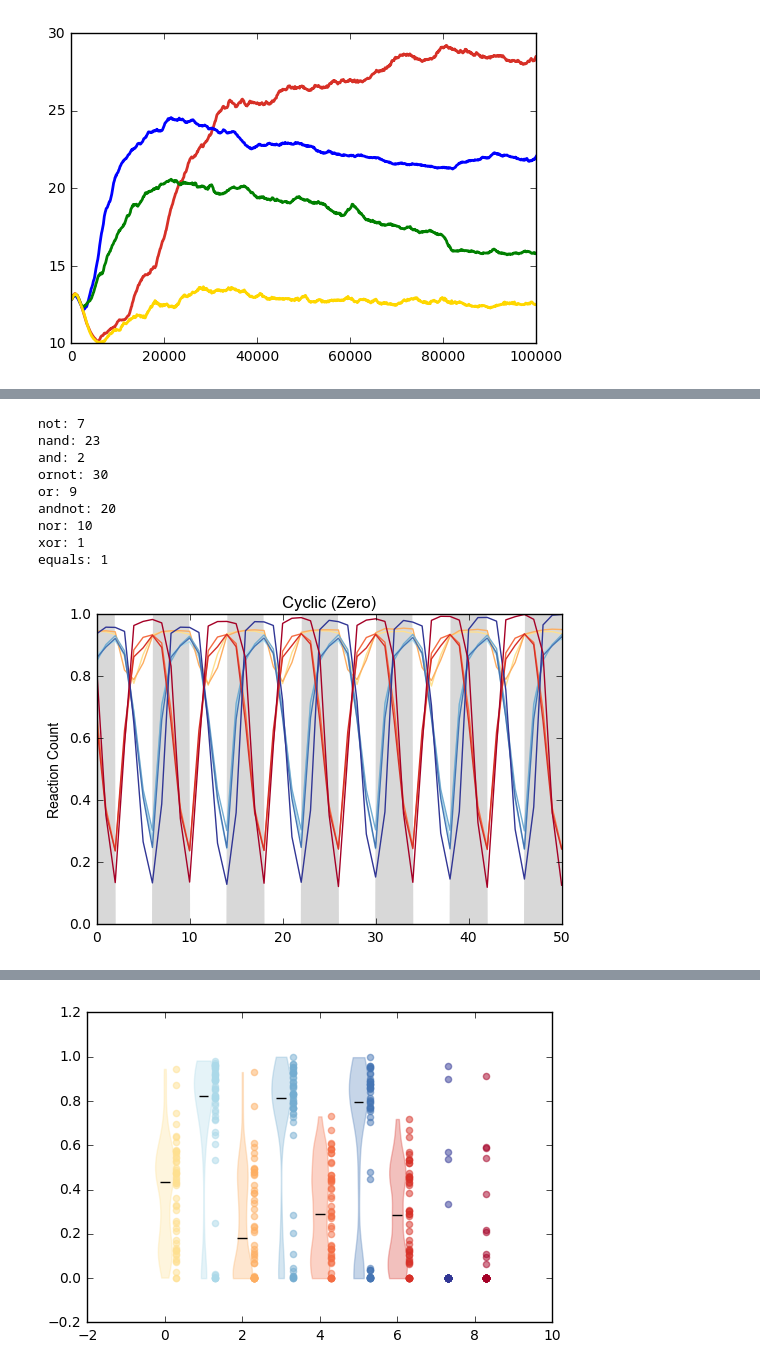
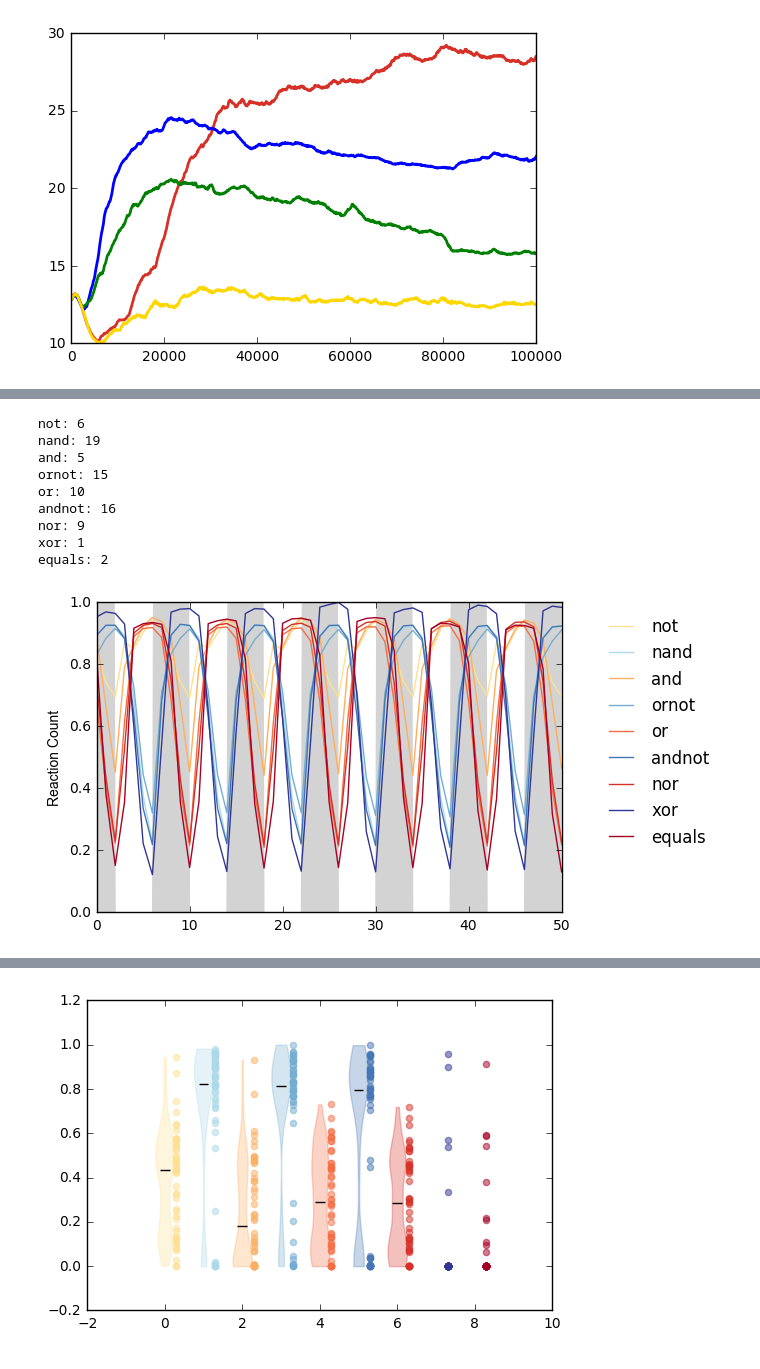
Before and after one commit to schmelling/clock_evo, a Jupyter notebook: data_analysis/data_analysis.ipynb, the cells around one changed output, grey strips where cells are left out. Cells and saved outputs as stored; diff of their text form; code cells hidden in the pictures.

```diff
--- a/data_analysis/data_analysis.ipynb
+++ b/data_analysis/data_analysis.ipynb
@@ -469,12 +528,12 @@ colors = ['#fee090','#abd9e9','#fdae61','#74add1','#f46d43',
 ##############
 
 for reaction, df, color in zip(columns[1:-1], dfs, colors):
-    globals()[df] = merge_reps(path='punish_value_longer_data', file='cur_reactions',
+    globals()[df] = merge_reps(path='punish_test_long_data', file='cur_reactions',
                                columns=columns, col=reaction, skiprows=14)
 
     plt.plot(globals()[df]["update"],
              globals()[df].iloc[:,1:].mean(axis=1),
              color=color, label=reaction, alpha=0.3)
 
-plt.savefig('reactions_per_env(n=50)_punish_200k.pdf', format='pdf', bbox_inches='tight')
+#plt.savefig('reactions_per_env(n=50)_punish_200k.pdf', format='pdf', bbox_inches='tight')
 # %% [output]
@@ -566,47 +625,47 @@ def clean_axes(ax):
     ax.spines['top'].set_visible(False)
     ax.spines['right'].set_visible(False)
     ax.yaxis.set_ticks_position('left')
     ax.xaxis.set_ticks_position('bottom')
 
 hfont = {'fontname':'Arial'}
 
 colors = ['#fee090','#abd9e9','#fdae61','#74add1','#f46d43',
           '#4575b4','#d73027','#313695','#a50026']
 
 ##############
 
 for reaction, df, color in zip(columns[1:-1], dfs, colors):
 
     small = globals()[df].iloc[-51:,:]
 
     df = small.iloc[:,1:].copy()
     max_val = df.max().max()
     high = df.loc[:, df.max()/max_val > 0.9]
 
     print(reaction+':',len(high.columns))
 
     plt.plot(np.arange(0,len(small)),
              high.mean(axis=1)/max_val,
              color=color, label=reaction)
 
-plt.fill_between(np.arange(0,len(night)/10,0.1), 0, night, color='grey', alpha=0.3, lw=0)
+plt.fill_between(np.arange(0,len(night)/10,0.1), 0, night, color='lightgrey', lw=0)
 plt.ylabel("Reaction Count", **hfont)
-#plt.ylim(0.5,1)
+plt.ylim(0,1)
+plt.legend(bbox_to_anchor=(1.35, 1.), frameon=False)
+#plt.title('Cyclic (Zero)', **hfont);
 
-plt.title('Cyclic (Zero)', **hfont);
-
-plt.savefig('reactions_per_env(n=50)_punish_200k_norm.pdf', format='pdf', bbox_inches='tight');
+plt.savefig('reactions_per_env(n=50)_punish_5_norm.pdf', format='pdf', bbox_inches='tight');
 # %% [output]
-not: 7
-nand: 23
-and: 2
-ornot: 30
-or: 9
-andnot: 20
-nor: 10
+not: 6
+nand: 19
+and: 5
+ornot: 15
+or: 10
+andnot: 16
+nor: 9
 xor: 1
-equals: 1
+equals: 2
-[figure, old version]
+[figure, new version]
 # %%
 columns = ['update','not','nand','and','ornot','or','andnot','nor','xor','equals','']
 
```
Also changed, not shown: parts of 8 cells of this notebook, 1 other file.
